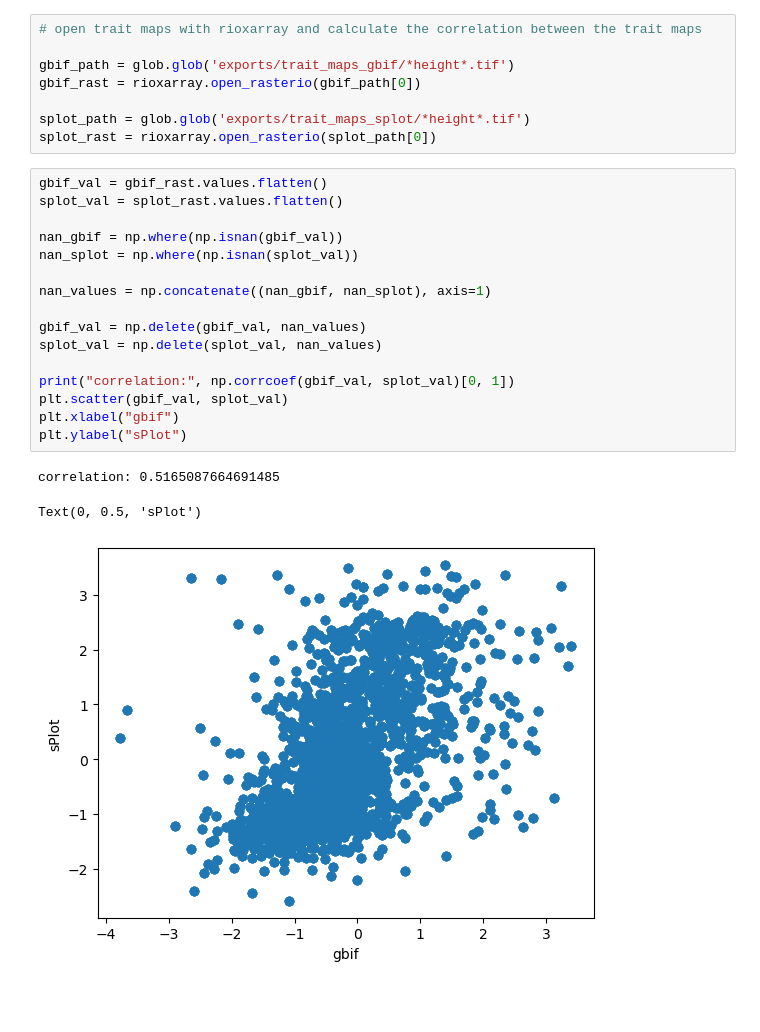
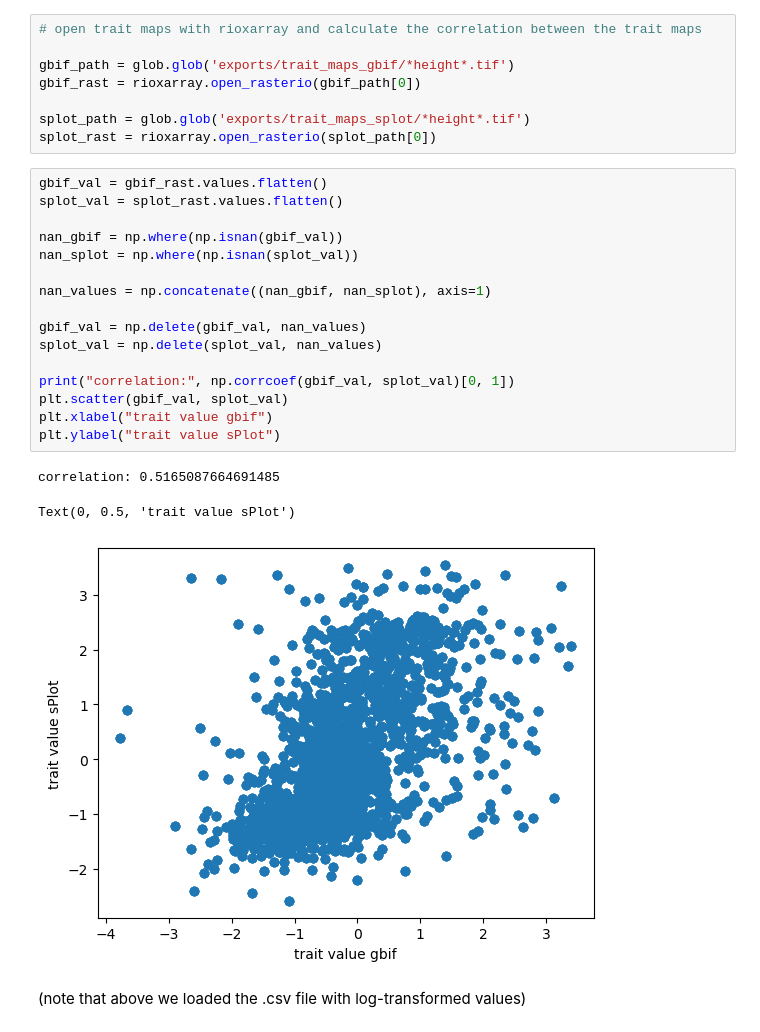
Before and after one commit to GeoSense-Freiburg/teach_2024_msc_envscience_remote_sensing_and_geoinformatics, a Jupyter notebook: 02_citizen_science_and_global_trait_distributions/05_Traitmap_generation_from_point_data.ipynb, the cells around one changed output. Cells and saved outputs as stored; diff of their text form; blank space fills up the shorter version.

```diff
--- a/02_citizen_science_and_global_trait_distributions/05_Traitmap_generation_from_point_data.ipynb
+++ b/02_citizen_science_and_global_trait_distributions/05_Traitmap_generation_from_point_data.ipynb
@@ -199,20 +206,22 @@ splot_rast = rioxarray.open_rasterio(splot_path[0])
 # %%
 gbif_val = gbif_rast.values.flatten()
 splot_val = splot_rast.values.flatten()
 
 nan_gbif = np.where(np.isnan(gbif_val))
 nan_splot = np.where(np.isnan(splot_val))
 
 nan_values = np.concatenate((nan_gbif, nan_splot), axis=1)
 
 gbif_val = np.delete(gbif_val, nan_values)
 splot_val = np.delete(splot_val, nan_values)
 
 print("correlation:", np.corrcoef(gbif_val, splot_val)[0, 1])
 plt.scatter(gbif_val, splot_val)
-plt.xlabel("gbif")
-plt.ylabel("sPlot")
+plt.xlabel("trait value gbif")
+plt.ylabel("trait value sPlot")
 # %% [output]
 correlation: 0.5165087664691485
-Text(0, 0.5, 'sPlot')
+Text(0, 0.5, 'trait value sPlot')
-[figure, old version]
+[figure, new version]
+# %% [markdown]
+(note that above we loaded the .csv file with log-transformed values)
```
Also changed, not shown: parts of 3 cells of this notebook, 3 other files.
